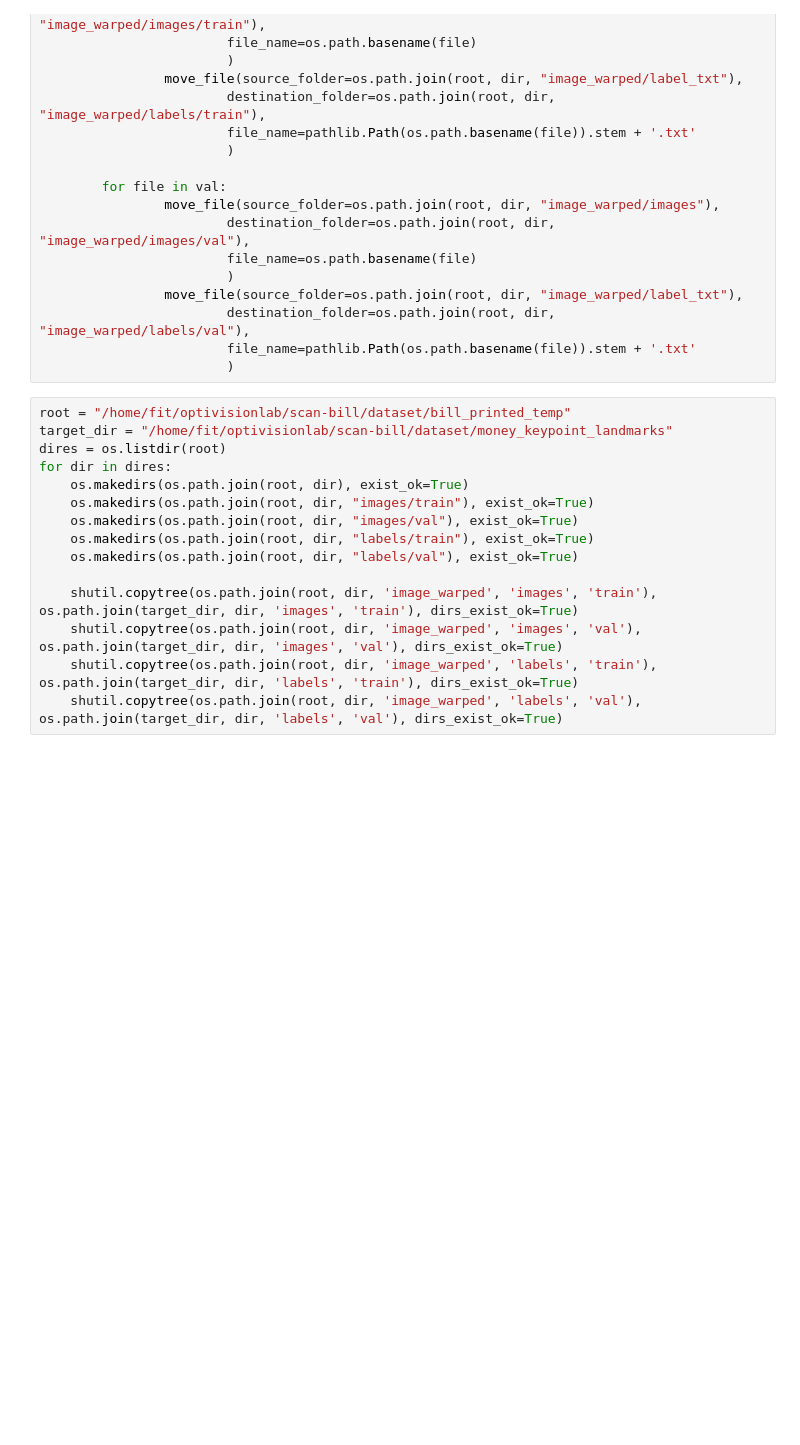
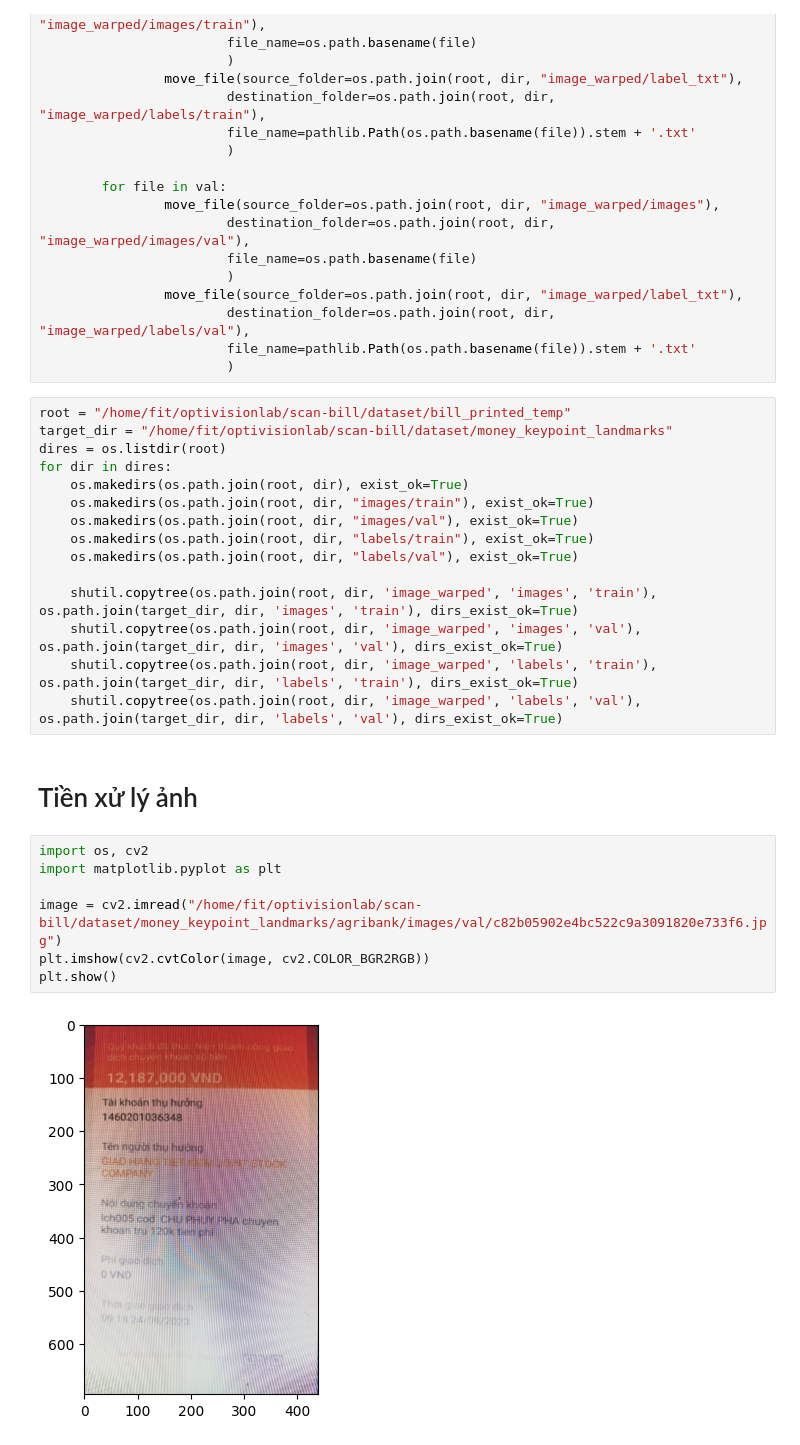
Before and after one commit to DoManhQuang/scan-bill, a Jupyter notebook: tool/data.ipynb, the cells around one changed output. Cells and saved outputs as stored; diff of their text form; blank space fills up the shorter version.

```diff
--- a/tool/data.ipynb
+++ b/tool/data.ipynb
@@ -270,3 +270,14 @@ for dir in dires:
     shutil.copytree(os.path.join(root, dir, 'image_warped', 'images', 'val'), os.path.join(target_dir, dir, 'images', 'val'), dirs_exist_ok=True)
     shutil.copytree(os.path.join(root, dir, 'image_warped', 'labels', 'train'), os.path.join(target_dir, dir, 'labels', 'train'), dirs_exist_ok=True)
     shutil.copytree(os.path.join(root, dir, 'image_warped', 'labels', 'val'), os.path.join(target_dir, dir, 'labels', 'val'), dirs_exist_ok=True)
+# %% [markdown]
+# Tiền xử lý ảnh
+# %%
+import os, cv2
+import matplotlib.pyplot as plt
+
+image = cv2.imread("/home/fit/optivisionlab/scan-bill/dataset/money_keypoint_landmarks/agribank/images/val/c82b05902e4bc522c9a3091820e733f6.jpg")
+plt.imshow(cv2.cvtColor(image, cv2.COLOR_BGR2RGB))
+plt.show()
+# %% [output]
+[figure, added]
```
Also changed, not shown: parts of 4 cells of this notebook, 2 other files.
